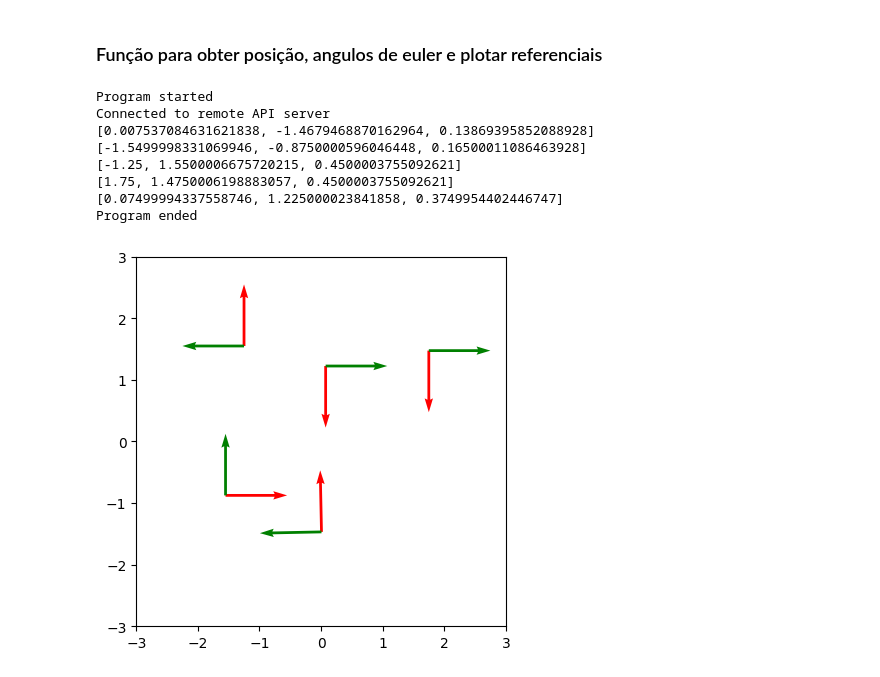
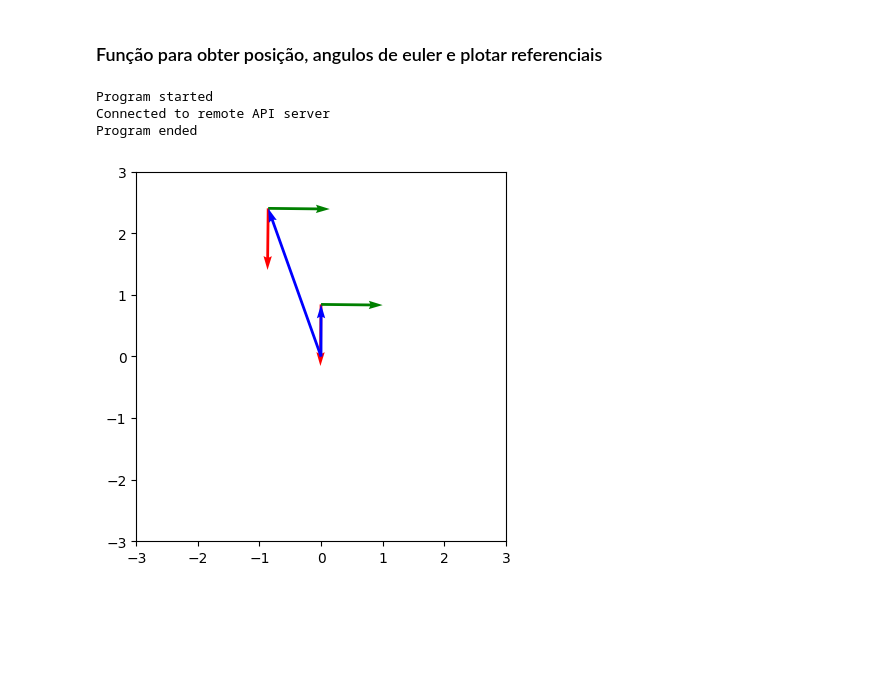
Before and after one commit to caiotcunha/TP01Robotica, a Jupyter notebook: TP1.ipynb, the cells around one changed output. Saved outputs shown, nothing was run; the diff lists cells and outputs as text; code cells hidden in the pictures; blank space fills up the shorter version.

```diff
--- a/TP1.ipynb
+++ b/TP1.ipynb
@@ -100,7 +104,7 @@ def plot_frame(Porg, R, c=None):
 # %% [markdown]
 ### Função para obter posição, angulos de euler e plotar referenciais
 # %%
-def plot_object_frame(clientID,nameObject):
+def getPositionAndEulerAngles(clientID,nameObject):
     # Pega Handle do objeto
     returnCode, objectHandle = sim.simxGetObjectHandle(clientID, nameObject, sim.simx_opmode_oneshot_wait)
 
@@ -110,9 +114,4 @@ def plot_object_frame(clientID,nameObject):
     # Position
     returnCode,position=sim.simxGetObjectPosition(clientID,objectHandle,-1,sim.simx_opmode_oneshot_wait)
 
-    print(position)
-
-    # Frame Object
-    Porg = np.array(position)
-    R = Rz(eulerAngles[2])
-    plot_frame(Porg, R)
+    return position,eulerAngles
@@ -125,42 +130,83 @@ if clientID!=-1:
     print ('Connected to remote API server')
 
     # Iniciando a simulação
 
-    # Plot Robo Pioneer
-    plot_object_frame(clientID,'Pioneer_p3dx')
+    # Pegando a posição do robô
+    position,eulerAngles = getPositionAndEulerAngles(clientID,'Pioneer_p3dx')
+
+    # A posição mostra quanto o referencial do robô está transladado em relação ao mundo
+    # Esse é o vetor que aponta da origem do robô para origem do referêncial do mundo
+    pr_worg = np.array(position)
+    pr_worg = - pr_worg
+
+    # Recupero o angulo para saber a orientação do robô em Z através do angulo de euler
+    # Matriz de rotação do robô para o mundo
+    eulerAngles[2] = -eulerAngles[2]
+    Rrw = Rz((eulerAngles[2]))
+
+    # Concatena o vetor origem ao final (coluna)
+    Trw = np.column_stack((Rrw, pr_worg))
+
+    # Concatena o vetor auxiliar embaixo (linha)
+    aux = np.array([0, 0, 0, 1])
+    Trw = np.row_stack((Trw, aux))
+
+    # usaremos a origem do sistema de coordenadas como a origem do nosso frame do robô
+    pr_org = np.array([0, 0])
+
+    # Origem do mundo
+    plt.figure()
+    plot_frame(pr_worg, Rrw)
+    # Vetor da origem do robô para a origem do mundo
+    plt.quiver(*pr_org[:2], *pr_worg[:2], color='b', angles='xy', scale_units='xy', scale=1)
+
+
+    # Com a matriz de transformação pronta basta multiplica-la pela posição dos outros
+    # objetos da cena (lembrando de concatenar 1 no final)
+
+    # Frame da planta
+    pPosition,peulerAngles =  getPositionAndEulerAngles(clientID,'indoorPlant')
+    pPosition = np.array(pPosition)
+    pPosition = np.append(pPosition,1)
+
+    Rwp = Rz((peulerAngles[2]))
+
+    Rrp = Rrw @ Rwp
+
+    pPlant = Trw @ pPosition
+    plot_frame(pPlant, Rrp)
+
+    # Vetor da origem do robô para a origem do frame da planta
+    plt.quiver(*pr_org[:2], *pPlant[:2], color='b', angles='xy', scale_units='xy', scale=1)
+
 
     # Plot Plant
-    plot_object_frame(clientID,'indoorPlant')
+    #plot_object_frame(clientID,'indoorPlant')
 
     # Plot Chair[0]
-    plot_object_frame(clientID,'/diningChair{0}')
+    #plot_object_frame(clientID,'/diningChair{0}')
 
     # Plot Chair[1]
-    plot_object_frame(clientID,'/diningChair{1}')
+    #plot_object_frame(clientID,'/diningChair{1}')
 
     # Plot Table
-    plot_object_frame(clientID,'diningTable')
+    #plot_object_frame(clientID,'diningTable')
 
     plt.axis('scaled')
     plt.axis((-3, 3, -3, 3))
 
     # Parando a simulação
     sim.simxStopSimulation(clientID,sim.simx_opmode_blocking)
 
     # Now close the connection to CoppeliaSim:
     sim.simxFinish(clientID)
 
 else:
     print ('Failed connecting to remote API server')
 
 print ('Program ended')
 # %% [output]
 Program started
 Connected to remote API server
-[0.007537084631621838, -1.4679468870162964, 0.13869395852088928]
-[-1.5499998331069946, -0.8750000596046448, 0.16500011086463928]
-[-1.25, 1.5500006675720215, 0.4500003755092621]
-[1.75, 1.4750006198883057, 0.4500003755092621]
-[0.07499994337558746, 1.225000023841858, 0.3749954402446747]
 Program ended
-[figure, old version]
+[figure, new version]
```
Also changed, not shown: parts of 2 cells of this notebook.
